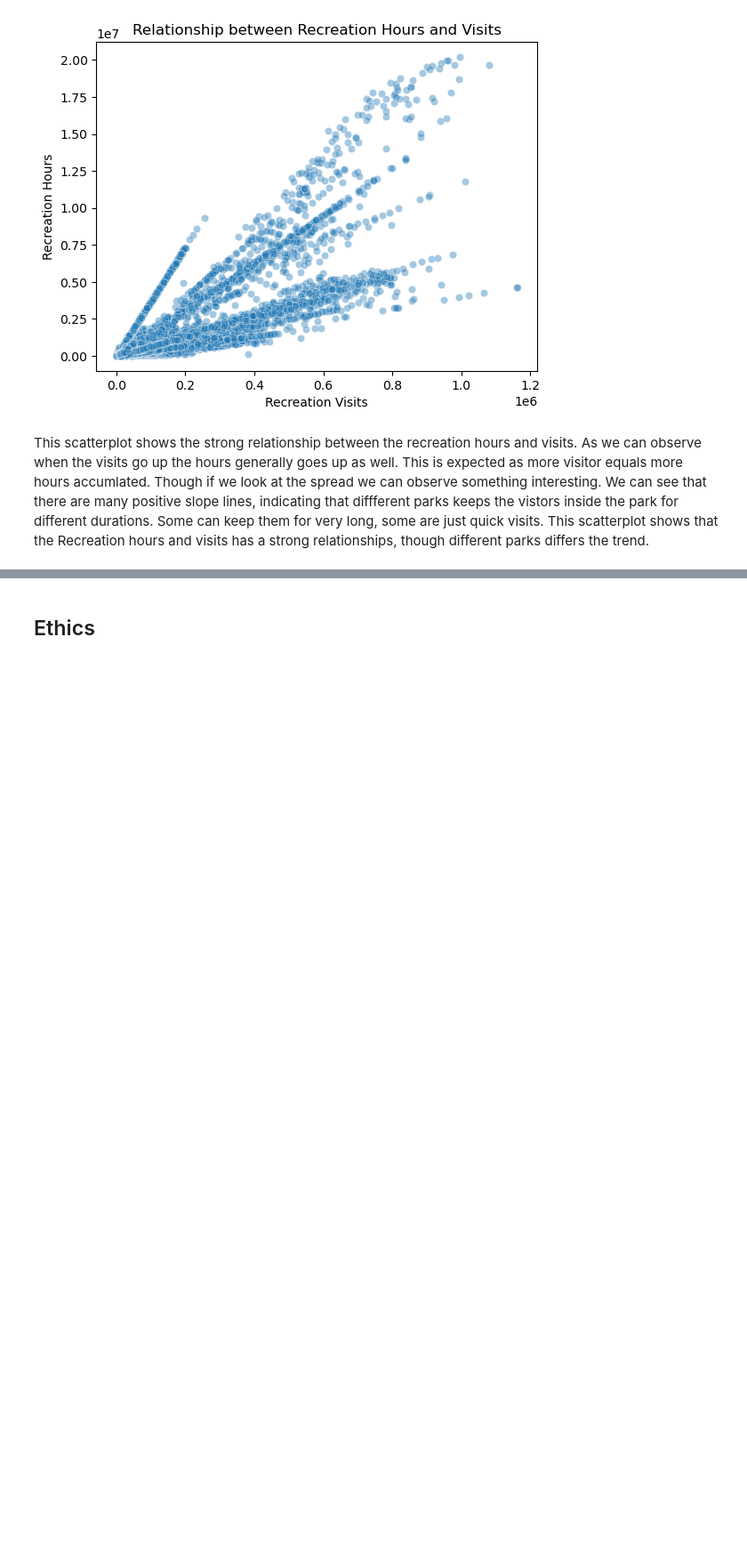
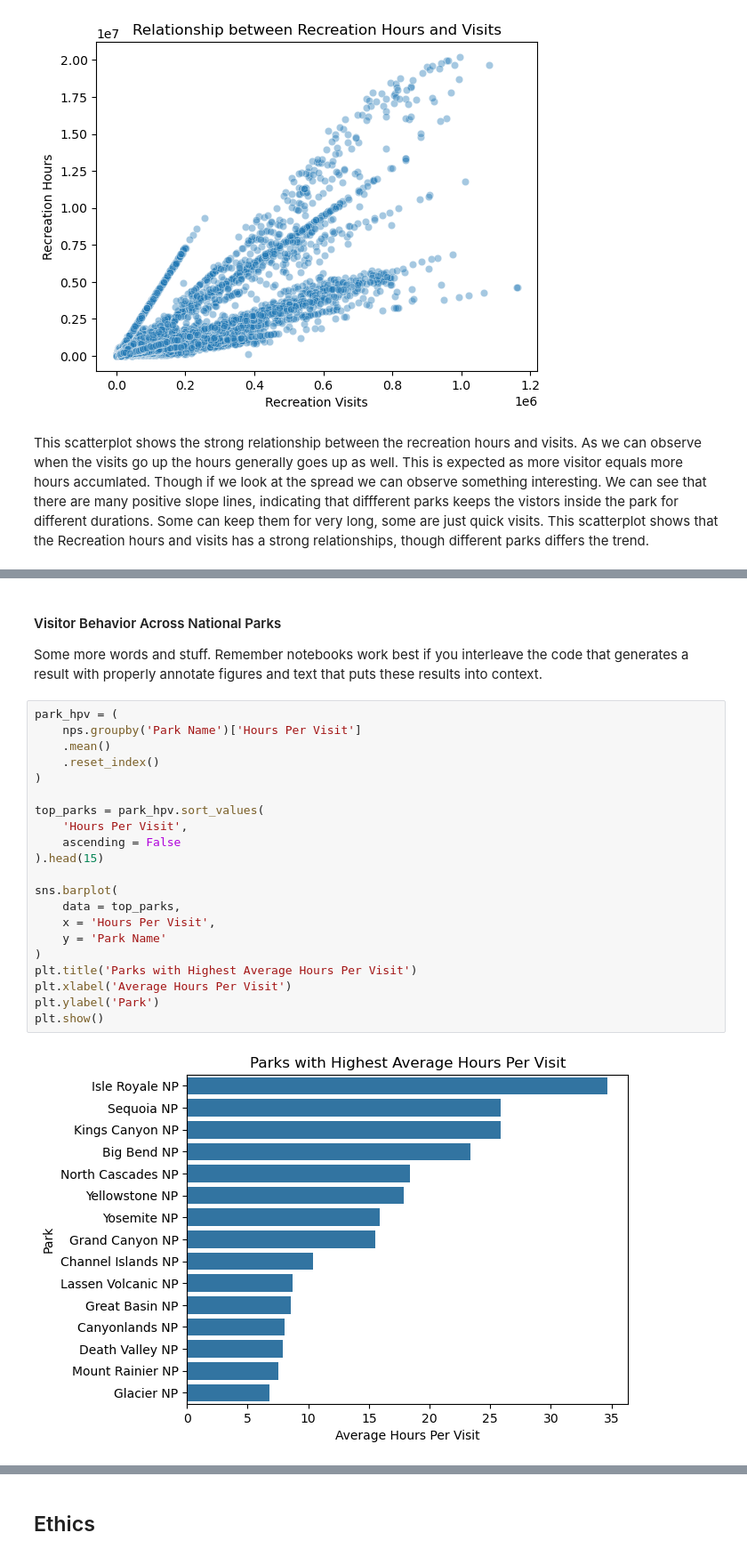
Before and after one commit to COGS108/Group112_WI26, a Jupyter notebook: 02-EDACheckpoint.ipynb, the cells around one changed output, grey strips where cells are left out. Shown at 89% size. Cells and saved outputs as stored; diff of their text form; blank space fills up the shorter version.

```diff
--- a/02-EDACheckpoint.ipynb
+++ b/02-EDACheckpoint.ipynb
@@ -389 +429,28 @@ This scatterplot shows the strong relationship between the recreation hours and
+# %% [markdown]
+#### Visitor Behavior Across National Parks
+
+Some more words and stuff.  Remember notebooks work best if you interleave the code that generates a result with properly annotate figures and text that puts these results into context.
+# %%
+park_hpv = (
+    nps.groupby('Park Name')['Hours Per Visit']
+    .mean()
+    .reset_index()
+)
+
+top_parks = park_hpv.sort_values(
+    'Hours Per Visit',
+    ascending = False
+).head(15)
+
+sns.barplot(
+    data = top_parks,
+    x = 'Hours Per Visit',
+    y = 'Park Name'
+)
+plt.title('Parks with Highest Average Hours Per Visit')
+plt.xlabel('Average Hours Per Visit')
+plt.ylabel('Park')
+plt.show()
+# %% [output]
+[figure, added]
 # %% [markdown]
```
Also changed, not shown: parts of 6 cells of this notebook.
